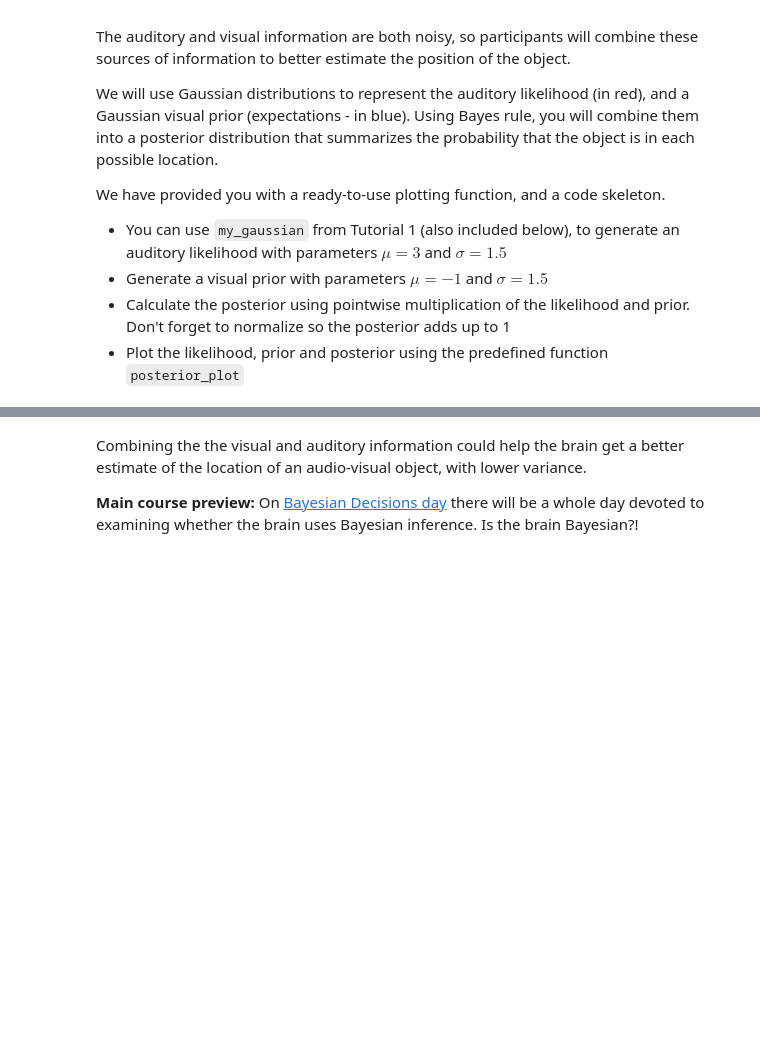
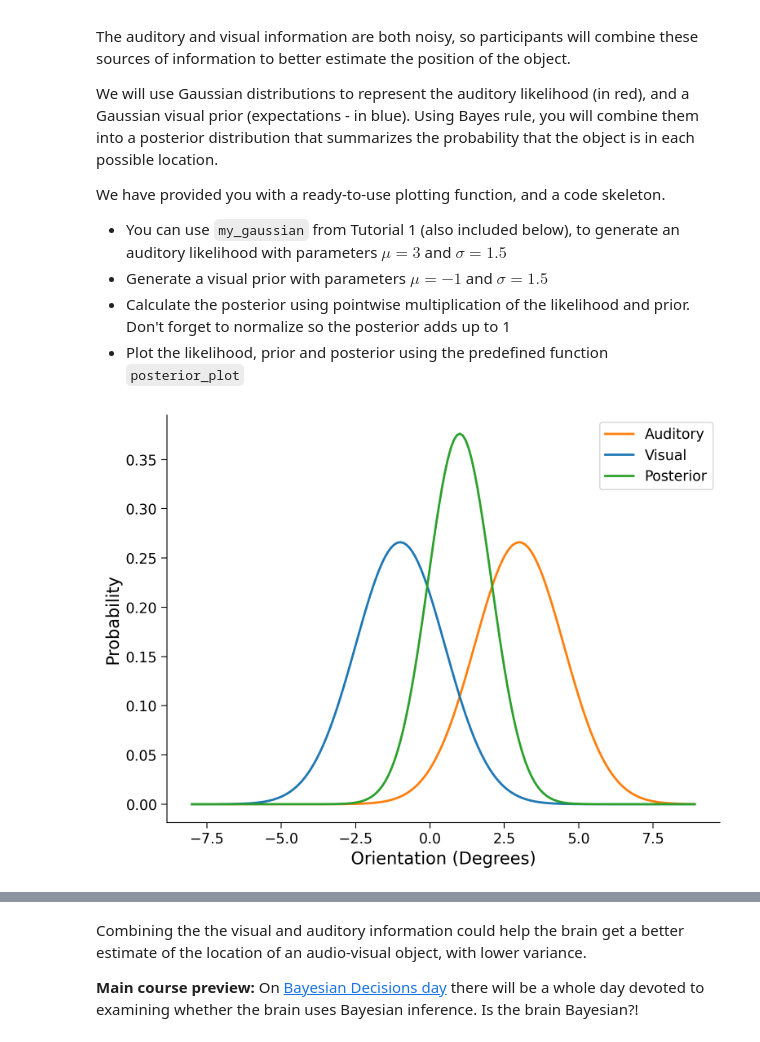
Before and after one commit to moumengabir/NMA_Tutorial, a Jupyter notebook: tutorials/W0D5_Statistics/student/W0D5_Tutorial2.ipynb, the cells around one changed output, grey strips where cells are left out. Saved outputs shown, nothing was run; the diff lists cells and outputs as text; code cells hidden in the pictures; blank space fills up the shorter version.

```diff
--- a/tutorials/W0D5_Statistics/student/W0D5_Tutorial2.ipynb
+++ b/tutorials/W0D5_Statistics/student/W0D5_Tutorial2.ipynb
@@ -1399,12 +1450,12 @@ def compute_posterior_pointwise(prior, likelihood):
   # over the same x-axis)
   #
   # Comment out the line below to test your solution
-  raise NotImplementedError("Finish the simulation code first")
+  # raise NotImplementedError("Finish the simulation code first")
   ##############################################################################
 
-  posterior = ...
+  posterior = prior*likelihood
 
-  return posterior
+  return posterior/ (0.1*posterior.sum())
 
 
 def localization_simulation(mu_auditory=3.0, sigma_auditory=1.5,
@@ -1415,36 +1466,38 @@ def localization_simulation(mu_auditory=3.0, sigma_auditory=1.5,
       mu_auditory (float): mean parameter value for auditory prior
       sigma_auditory (float): standard deviation parameter value for auditory
                                 prior
       mu_visual (float): mean parameter value for visual likelihood distribution
       sigma_visual (float): standard deviation parameter value for visual
                                 likelihood distribution
 
     Returns:
       x (ndarray): range of values for which to compute probabilities
       auditory (ndarray): probability distribution of the auditory prior
       visual (ndarray): probability distribution of the visual likelihood
       posterior_pointwise (ndarray): posterior probability distribution
   """
   ##############################################################################
   ## Using the x variable below,
   ##      create a gaussian called 'auditory' with mean 3, and std 1.5
   ##      create a gaussian called 'visual' with mean -1, and std 1.5
   #
   #
   ## Comment out the line below to test your solution
-  raise NotImplementedError("Finish the simulation code first")
+  # raise NotImplementedError("Finish the simulation code first")
   ###############################################################################
   x = np.arange(-8, 9, 0.1)
 
-  auditory = ...
-  visual = ...
+  auditory = norm.pdf(x, mu_auditory, sigma_auditory)
+  visual = norm.pdf(x, mu_visual, sigma_visual)
   posterior = compute_posterior_pointwise(auditory, visual)
 
   return x, auditory, visual, posterior
 
 
 x, auditory, visual, posterior_pointwise=localization_simulation()
 _ = posterior_plot(x, auditory, visual, posterior_pointwise)
+# %% [output]
+[figure, added]
 # %% [markdown]
 [*Click for solution*](https://github.com/NeuromatchAcademy/precourse/tree/main/tutorials/W0D5_Statistics/solutions/W0D5_Tutorial2_Solution_dd2d1f7b.py)
 
```
Also changed, not shown: parts of 24 cells of this notebook.
